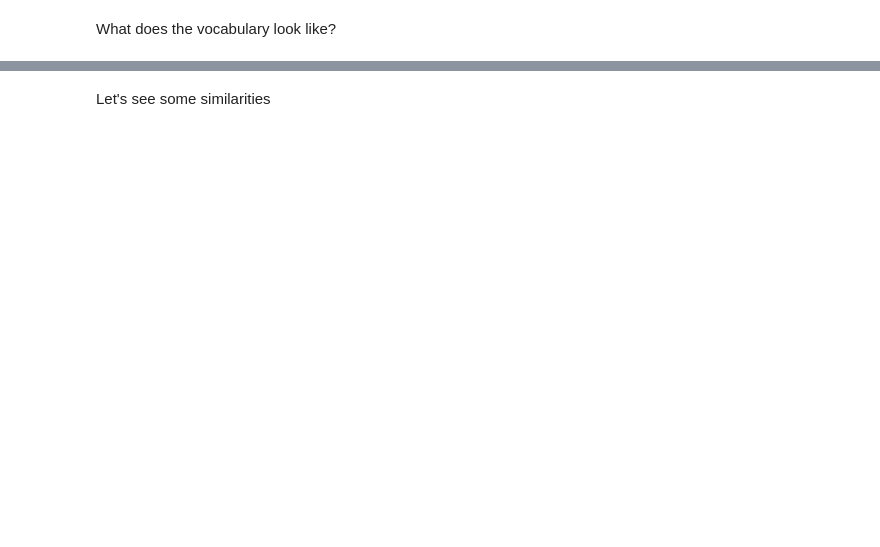
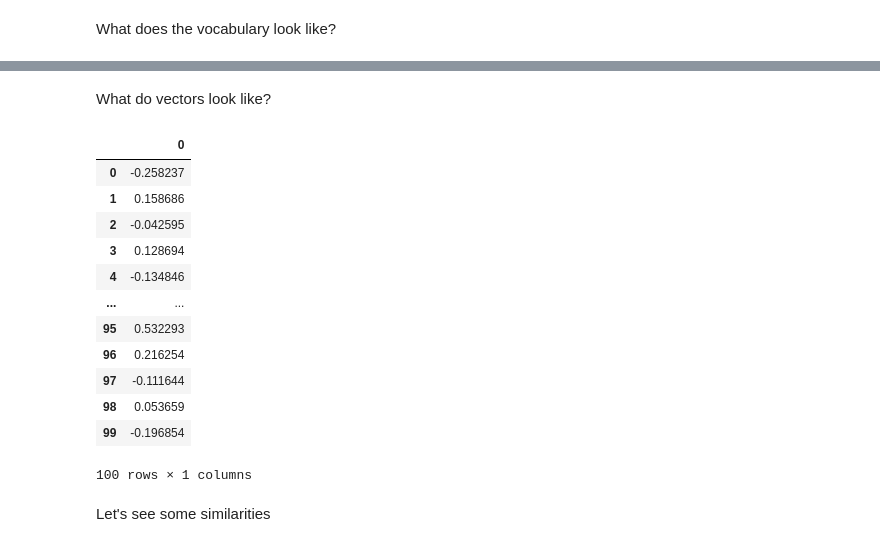
Before and after one commit to georgms/information-retrieval, a Jupyter notebook: word-embedding/Word_Embedding.ipynb, the cells around one changed output, grey strips where cells are left out. Saved outputs shown, nothing was run; the diff lists cells and outputs as text; code cells hidden in the pictures; blank space fills up the shorter version.

```diff
--- a/word-embedding/Word_Embedding.ipynb
+++ b/word-embedding/Word_Embedding.ipynb
@@ -99,3 +92,21 @@ pandas.DataFrame(w2v_model.wv.index_to_key[:5], columns=["term"])
+# %% [markdown]
+What do vectors look like?
+# %%
+pandas.DataFrame(w2v_model.wv["china"])
+# %% [output]
+|  | 0 |
+| 0 | -0.258237 |
+| 1 | 0.158686 |
+| 2 | -0.042595 |
+| 3 | 0.128694 |
+| 4 | -0.134846 |
+| ... | ... |
+| 95 | 0.532293 |
+| 96 | 0.216254 |
+| 97 | -0.111644 |
+| 98 | 0.053659 |
+| 99 | -0.196854 |
+100 rows × 1 columns
 # %% [markdown]
 Let's see some similarities
 # %%
```
Also changed, not shown: parts of 20 cells of this notebook.
